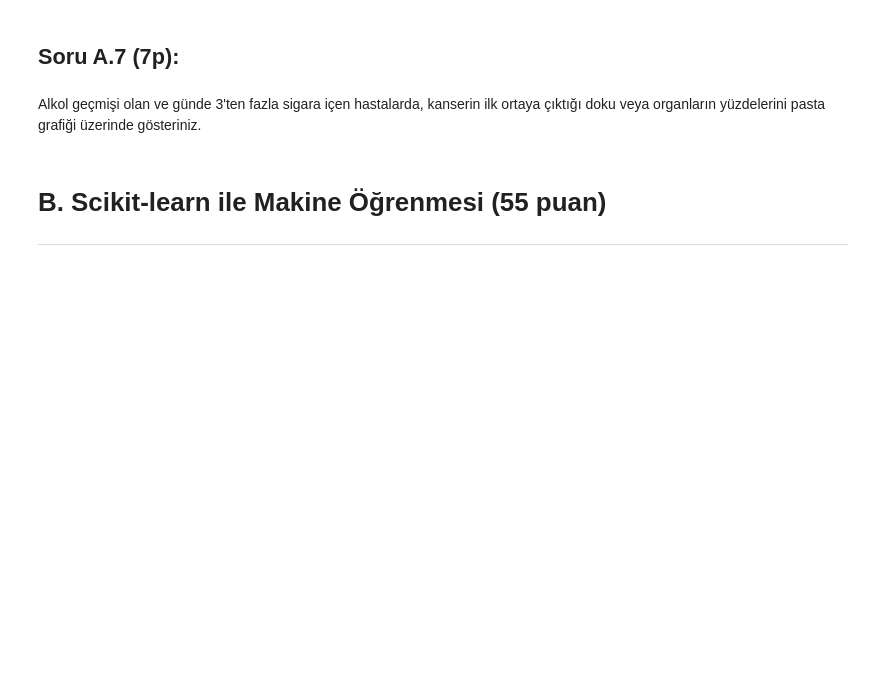
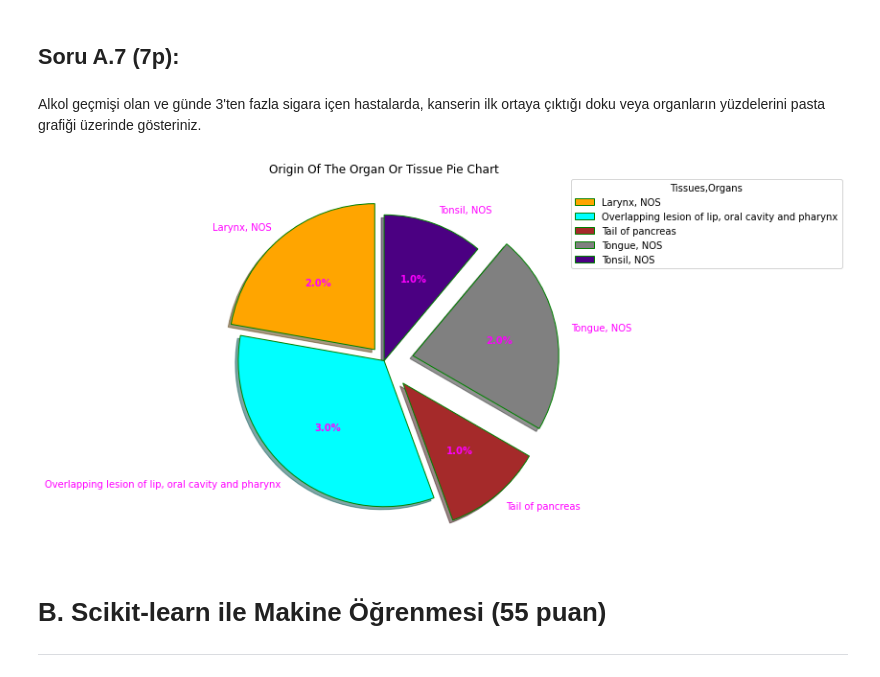
Before and after one commit to okanwyl/cancer-model, a Jupyter notebook: VBG - Proje.ipynb, the cells around one changed output. Saved outputs shown, nothing was run; the diff lists cells and outputs as text; code cells hidden in the pictures; blank space fills up the shorter version.

```diff
--- a/VBG - Proje.ipynb
+++ b/VBG - Proje.ipynb
@@ -194,6 +194,60 @@ Exposure DataFrame row and column count: 136, 6
 ## Soru A.7 (7p):
 # %% [markdown]
 Alkol geçmişi olan ve günde 3'ten fazla sigara içen hastalarda, kanserin ilk ortaya çıktığı doku veya organların yüzdelerini pasta grafiği üzerinde gösteriniz.
+# %%
+cancer.reset_index(inplace=True)
+exposure = exposure.reset_index()
+alcoholHistory=exposure[exposure['alcohol_history']=="Yes"]
+alcoholHistory=exposure[exposure['cigarettes_per_day']>3]['case_submitter_id']
+
+cancerDetails=cancer[cancer['case_submitter_id'].isin(alcoholHistory)]
+tissueOrOrgan=cancerDetails.groupby('tissue_or_organ_of_origin')['tissue_or_organ_of_origin']
+tissueOrOrgan=pd.DataFrame(tissueOrOrgan.count())
+
+
+labels=tissueOrOrgan.index
+data=tissueOrOrgan['tissue_or_organ_of_origin']
+
+# Creating explode data
+explode = (0.1, 0.0, 0.2, 0.2, 0.0)
+
+# Creating color parameters
+colors = ( "orange", "cyan", "brown",
+          "grey", "indigo", "beige")
+
+# Wedge properties
+wp = { 'linewidth' : 1, 'edgecolor' : "green" }
+
+# Creating autocpt arguments
+def func(pct, allvalues):
+    absolute = int(pct / 100.*np.sum(allvalues))
+    return "{:.1f}%".format(absolute)
+
+# Creating plot
+fig, ax = plt.subplots(figsize =(10, 7))
+wedges, texts, autotexts = ax.pie(data,
+                                  autopct = lambda pct: func(pct, data),
+                                  explode = explode,
+                                  labels = labels,
+                                  shadow = True,
+                                  colors = colors,
+                                  startangle = 90,
+                                  wedgeprops = wp,
+                                  textprops = dict(color ="magenta"))
+
+# Adding legend
+ax.legend(wedges, labels,
+          title ="Tissues,Organs",
+          loc ="center left",
+          bbox_to_anchor =(1, 0, 0.5, 1.75))
+
+plt.setp(autotexts, size = 10, weight ="bold")
+ax.set_title("Origin Of The Organ Or Tissue Pie Chart")
+
+# show plot
+plt.show()
+# %% [output]
+[figure, added]
 # %% [markdown]
 # B.  Scikit-learn ile Makine Öğrenmesi (55 puan)
 ---
```
Also changed, not shown: parts of 20 cells of this notebook, 1 other file.
